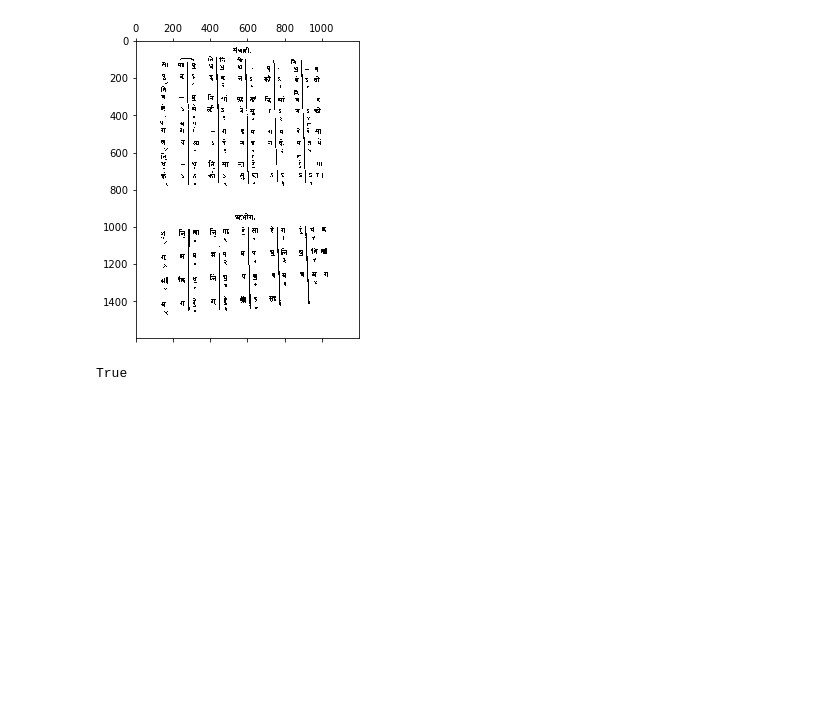
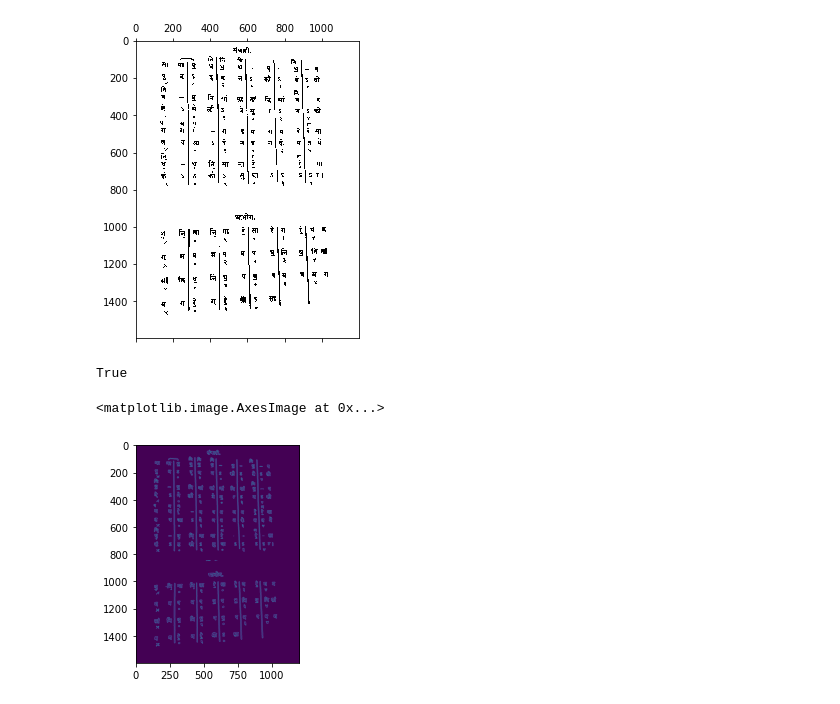
Before and after one commit to mickee00000/201951090_Research_Internship_2022, a Jupyter notebook: Text Extraction Preprocessing.ipynb, the cells around one changed output. Saved outputs shown, nothing was run; the diff lists cells and outputs as text; code cells hidden in the pictures; blank space fills up the shorter version.

```diff
--- a/Text Extraction Preprocessing.ipynb
+++ b/Text Extraction Preprocessing.ipynb
@@ -47,0 +50,6 @@ True
+# %%
+BinGray = cv2.Canny(bin_notes, 900, 100, 10)
+plt.imshow( BinGray)
+# %% [output]
+<matplotlib.image.AxesImage at 0x...>
+[figure, added]
```
Also changed, not shown: parts of 1 cell of this notebook, 1 other file.
